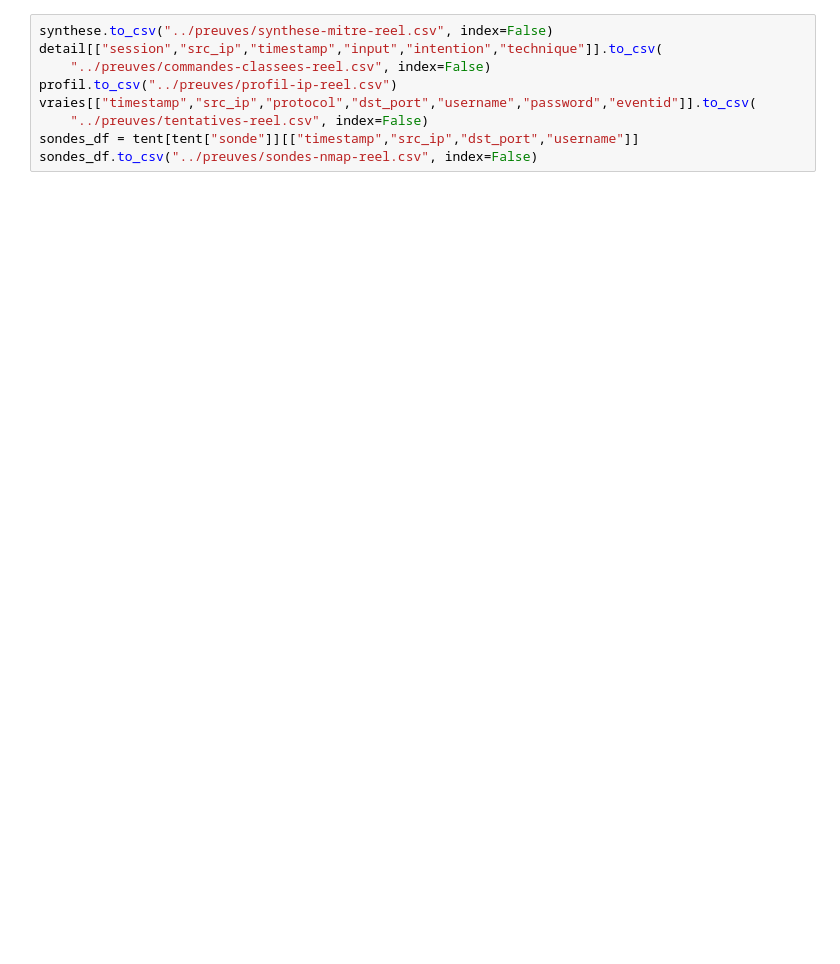
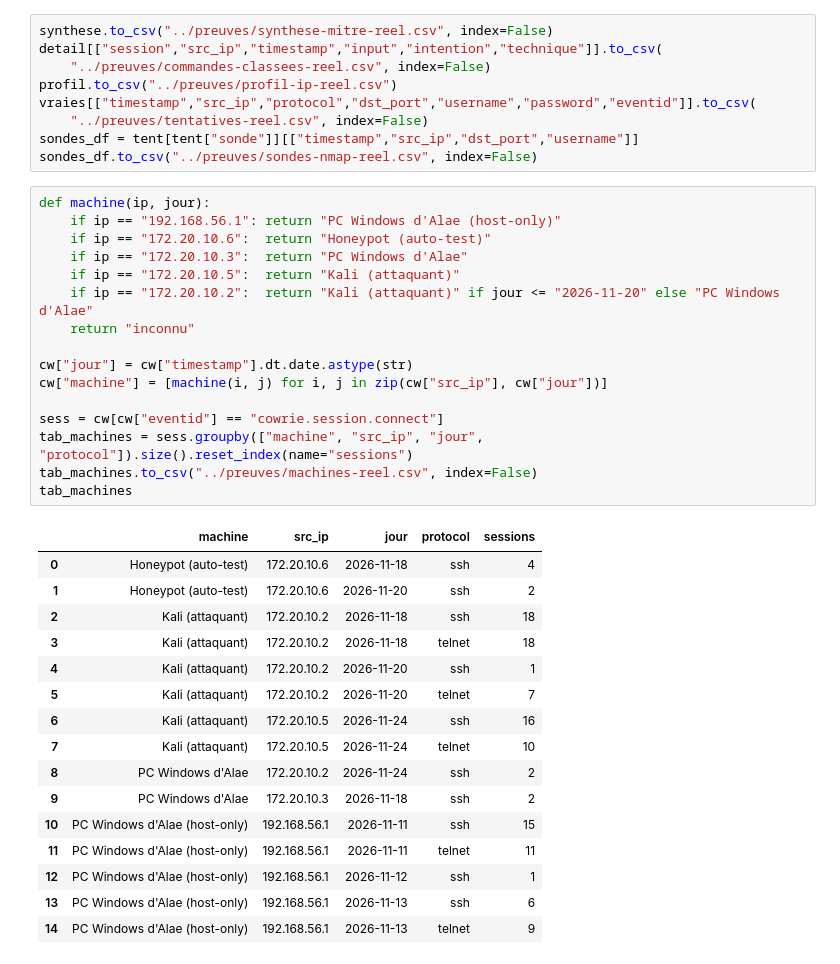
Before and after one commit to 4lae-codes/projet-honeypot-files, a Jupyter notebook: analyse/notebooks/analyse-complet.ipynb, the cells around one changed output. Saved outputs shown, nothing was run; the diff lists cells and outputs as text; blank space fills up the shorter version.

Commit message:
Analyse finale: logs au 24/11, machines par date, matrice a jour

```diff
--- a/analyse/notebooks/analyse-complet.ipynb
+++ b/analyse/notebooks/analyse-complet.ipynb
@@ -232,3 +242,36 @@ vraies[["timestamp","src_ip","protocol","dst_port","username","password","eventi
     "../preuves/tentatives-reel.csv", index=False)
 sondes_df = tent[tent["sonde"]][["timestamp","src_ip","dst_port","username"]]
 sondes_df.to_csv("../preuves/sondes-nmap-reel.csv", index=False)
+# %%
+def machine(ip, jour):
+    if ip == "192.168.56.1": return "PC Windows d'Alae (host-only)"
+    if ip == "172.20.10.6":  return "Honeypot (auto-test)"
+    if ip == "172.20.10.3":  return "PC Windows d'Alae"
+    if ip == "172.20.10.5":  return "Kali (attaquant)"
+    if ip == "172.20.10.2":  return "Kali (attaquant)" if jour <= "2026-11-20" else "PC Windows d'Alae"
+    return "inconnu"
+
+cw["jour"] = cw["timestamp"].dt.date.astype(str)
+cw["machine"] = [machine(i, j) for i, j in zip(cw["src_ip"], cw["jour"])]
+
+sess = cw[cw["eventid"] == "cowrie.session.connect"]
+tab_machines = sess.groupby(["machine", "src_ip", "jour", "protocol"]).size().reset_index(name="sessions")
+tab_machines.to_csv("../preuves/machines-reel.csv", index=False)
+tab_machines
+# %% [output]
+|  | machine | src_ip | jour | protocol | sessions |
+| 0 | Honeypot (auto-test) | 172.20.10.6 | 2026-11-18 | ssh | 4 |
+| 1 | Honeypot (auto-test) | 172.20.10.6 | 2026-11-20 | ssh | 2 |
+| 2 | Kali (attaquant) | 172.20.10.2 | 2026-11-18 | ssh | 18 |
+| 3 | Kali (attaquant) | 172.20.10.2 | 2026-11-18 | telnet | 18 |
+| 4 | Kali (attaquant) | 172.20.10.2 | 2026-11-20 | ssh | 1 |
+| 5 | Kali (attaquant) | 172.20.10.2 | 2026-11-20 | telnet | 7 |
+| 6 | Kali (attaquant) | 172.20.10.5 | 2026-11-24 | ssh | 16 |
+| 7 | Kali (attaquant) | 172.20.10.5 | 2026-11-24 | telnet | 10 |
+| 8 | PC Windows d'Alae | 172.20.10.2 | 2026-11-24 | ssh | 2 |
+| 9 | PC Windows d'Alae | 172.20.10.3 | 2026-11-18 | ssh | 2 |
+| 10 | PC Windows d'Alae (host-only) | 192.168.56.1 | 2026-11-11 | ssh | 15 |
+| 11 | PC Windows d'Alae (host-only) | 192.168.56.1 | 2026-11-11 | telnet | 11 |
+| 12 | PC Windows d'Alae (host-only) | 192.168.56.1 | 2026-11-12 | ssh | 1 |
+| 13 | PC Windows d'Alae (host-only) | 192.168.56.1 | 2026-11-13 | ssh | 6 |
+| 14 | PC Windows d'Alae (host-only) | 192.168.56.1 | 2026-11-13 | telnet | 9 |
```
Also changed, not shown: parts of 9 cells of this notebook, 9 other files.
